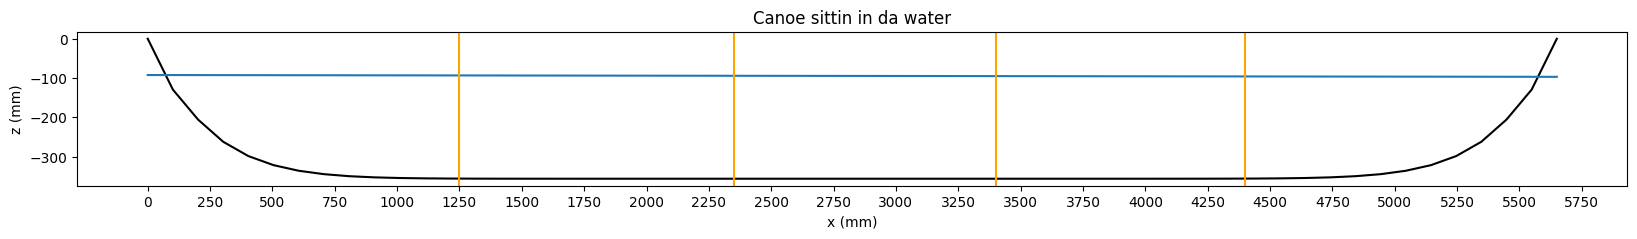
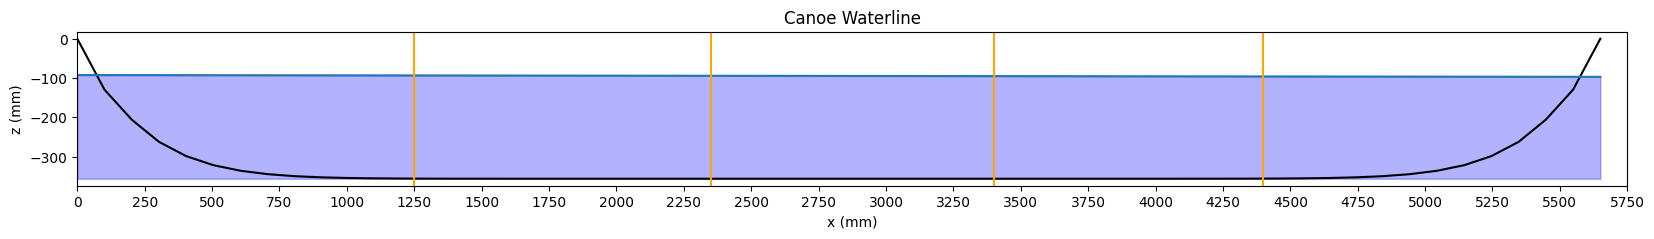
The notebook cell's code change between the first figure and the second:
--- before
+++ after
@@ -1,2 +1,4 @@
+station_no = x_out.nunique() # number of stations
+
 # Canoe Points
 plotOuterHull = []
@@ -12,15 +14,26 @@
 yint = -centre_of_mass * slope + waterline          
 
+
+waterline_z = (slope * station + yint) - canoe_depth
+
 # Plot lenthwise
 plt.figure(figsize=(20, 2))
 plt.plot(station, plotOuterHull, c='black')
-plt.plot(station, (slope * station + yint) - canoe_depth)
+plt.plot(station, waterline_z)
+plt.fill_between(station, waterline_z, min(plotOuterHull), color='blue', alpha=0.3)
 plt.axvline(pad1_po, c='orange')
 plt.axvline(pad2_po, c='orange')
 plt.axvline(pad3_po, c='orange')
 plt.axvline(pad4_po, c='orange')
+plt.xlim(station[0],station[-1])
 plt.xticks(range(0, 6000, 250))
-plt.title(f'Canoe sittin in da water')
+plt.title(f'Canoe Waterline')
 plt.xlabel('x (mm)')
 plt.ylabel('z (mm)')
 plt.show()
+
+# activate if you want x and y to scale
+# ax = plt.gca()
+# ax.set_aspect('equal', adjustable='box')
+
+plt.show()

Commit: Added failure envelope analysis script. Changes to presentation of longitudinal analyses